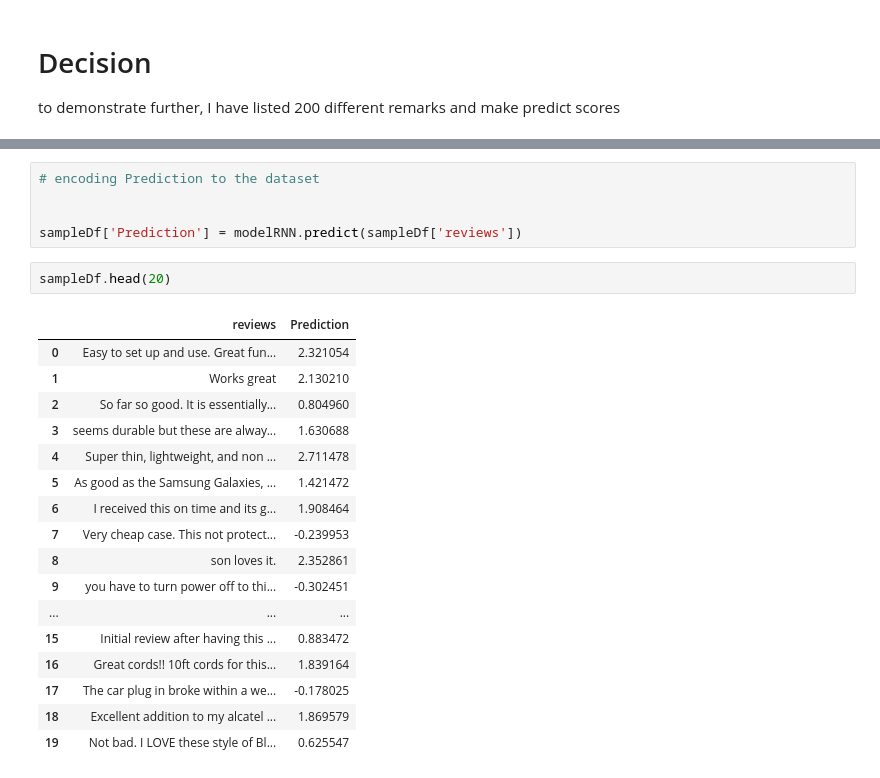
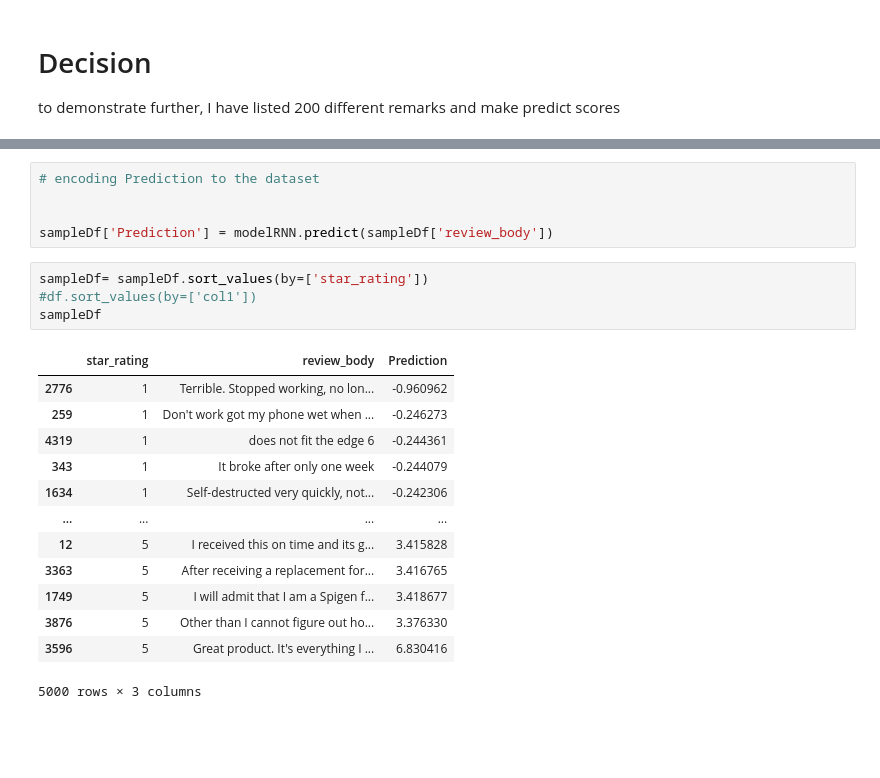
Before and after one commit to charlesharn/Capstone-Project-Astrolab, a Jupyter notebook: Sentiment_Analysis_Story_Telling_CS_2021_08_02.ipynb, the cells around one changed output, grey strips where cells are left out. Cells and saved outputs as stored; diff of their text form; blank space fills up the shorter version.

```diff
--- a/Sentiment_Analysis_Story_Telling_CS_2021_08_02.ipynb
+++ b/Sentiment_Analysis_Story_Telling_CS_2021_08_02.ipynb
@@ -577,24 +582,22 @@ sampleDf
 # encoding Prediction to the dataset
 
 
-sampleDf['Prediction'] = modelRNN.predict(sampleDf['reviews'])
+sampleDf['Prediction'] = modelRNN.predict(sampleDf['review_body'])
-# %%
-sampleDf.head(20)
-# %% [output]
-|  | reviews | Prediction |
-| 0 | Easy to set up and use. Great fun... | 2.321054 |
-| 1 | Works great | 2.130210 |
-| 2 | So far so good. It is essentially... | 0.804960 |
-| 3 | seems durable but these are alway... | 1.630688 |
-| 4 | Super thin, lightweight, and non ... | 2.711478 |
-| 5 | As good as the Samsung Galaxies, ... | 1.421472 |
-| 6 | I received this on time and its g... | 1.908464 |
-| 7 | Very cheap case. This not protect... | -0.239953 |
-| 8 | son loves it. | 2.352861 |
-| 9 | you have to turn power off to thi... | -0.302451 |
-| ... | ... | ... |
-| 15 | Initial review after having this ... | 0.883472 |
-| 16 | Great cords!! 10ft cords for this... | 1.839164 |
-| 17 | The car plug in broke within a we... | -0.178025 |
-| 18 | Excellent addition to my alcatel ... | 1.869579 |
-| 19 | Not bad. I LOVE these style of Bl... | 0.625547 |
+# %%
+sampleDf= sampleDf.sort_values(by=['star_rating'])
+#df.sort_values(by=['col1'])
+sampleDf
+# %% [output]
+|  | star_rating | review_body | Prediction |
+| 2776 | 1 | Terrible. Stopped working, no lon... | -0.960962 |
+| 259 | 1 | Don't work got my phone wet when ... | -0.246273 |
+| 4319 | 1 | does not fit the edge 6 | -0.244361 |
+| 343 | 1 | It broke after only one week | -0.244079 |
+| 1634 | 1 | Self-destructed very quickly, not... | -0.242306 |
+| ... | ... | ... | ... |
+| 12 | 5 | I received this on time and its g... | 3.415828 |
+| 3363 | 5 | After receiving a replacement for... | 3.416765 |
+| 1749 | 5 | I will admit that I am a Spigen f... | 3.418677 |
+| 3876 | 5 | Other than I cannot figure out ho... | 3.376330 |
+| 3596 | 5 | Great product. It's everything I ... | 6.830416 |
+5000 rows × 3 columns
```
Also changed, not shown: parts of 23 cells of this notebook.
